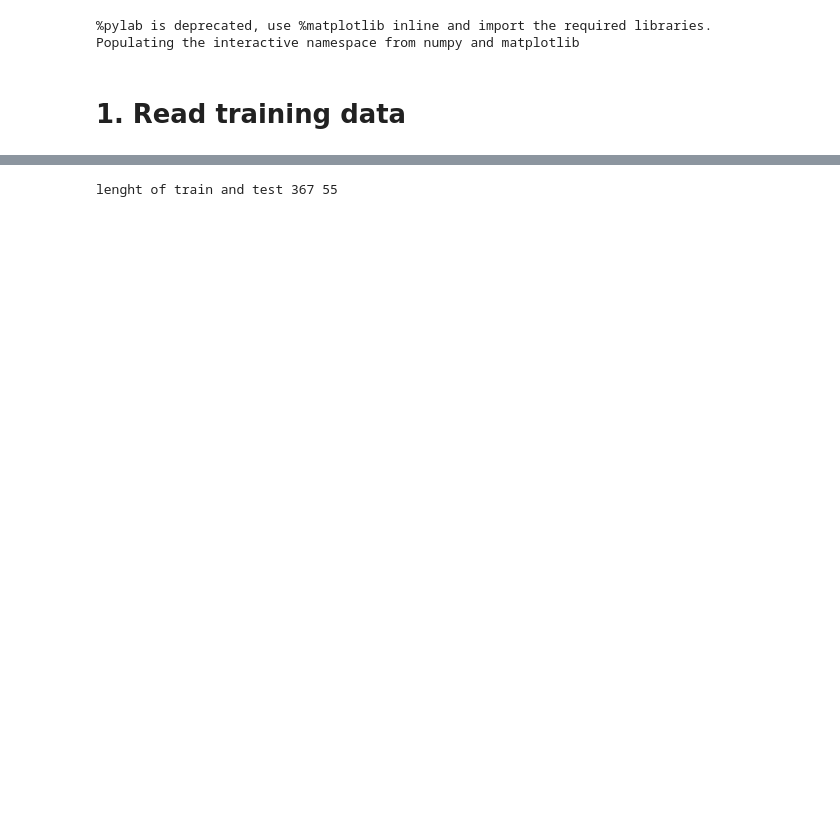
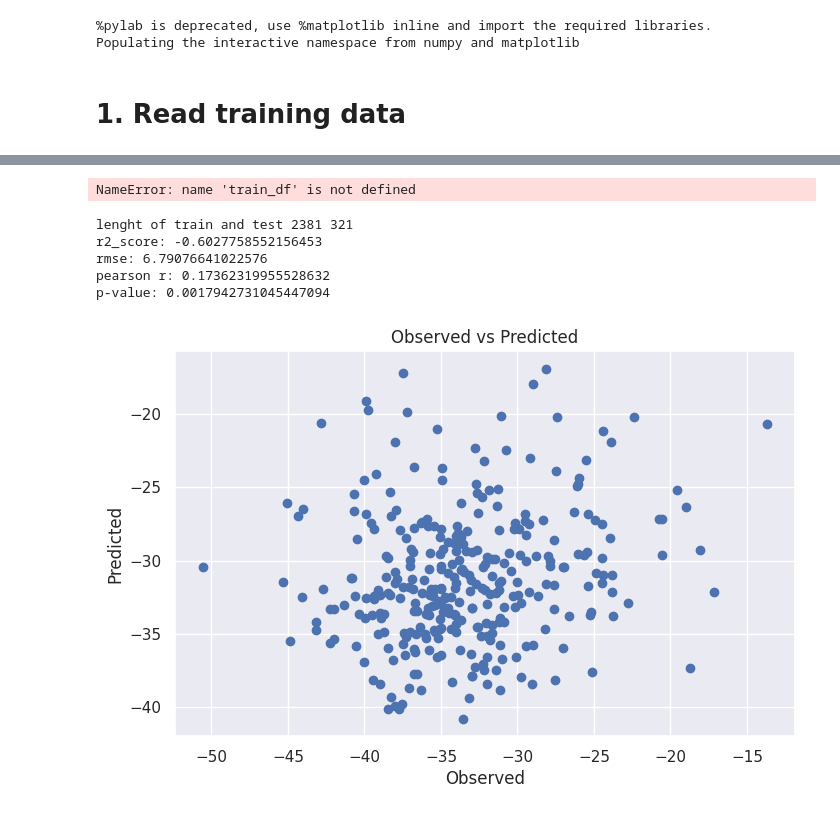
Before and after one commit to dfguerrerom/gwl-modeling, a Jupyter notebook: 3_west_sumatra_visual_interpretation.ipynb, the cells around one changed output, grey strips where cells are left out. Saved outputs shown, nothing was run; the diff lists cells and outputs as text; code cells hidden in the pictures; blank space fills up the shorter version.

```diff
--- a/3_west_sumatra_visual_interpretation.ipynb
+++ b/3_west_sumatra_visual_interpretation.ipynb
@@ -71,12 +86,58 @@ train_df = train_df.groupby('id').filter(lambda group: len(group) >= min_obs)
+# %%
+train_df['month_year'] = train_df.index.to_period('M')
+unique_months = train_df['month_year'].unique()
+
+results = []
+
+for _ in range(5):
+    # Randomly select 20% of months for testing
+    test_months = np.random.choice(unique_months, size=int(len(unique_months) * 0.2), replace=False)
+    train_df = train_df[~train_df['month_year'].isin(test_months)]
+    test_df = train_df[train_df['month_year'].isin(test_months)]
+# %% [output]
+NameError: name 'train_df' is not defined
 # %%
 # split the training_df into training and test where test is the last year
 
-train_data = train_df[train_df["date"].dt.year <= 2022]
-test_data = train_df[train_df["date"].dt.year > 2022]
+# Train by year
+# train_data = train_df[train_df["date"].dt.year.isin([2020,2021,2022])]
+# test_data = train_df[train_df["date"].dt.year.isin([2023])]
+
+# # train and test selection by month
+# train_data = train_df[train_df["date"].dt.month.isin([1,2,4,5,7,8,10,11,12])]
+# test_data = train_df[train_df["date"].dt.month.isin([3,6,9])]
 
 X_train, X_test = train_data[explain_vars], test_data[explain_vars]
 y_train, y_test = train_data["gwl_cm"], test_data["gwl_cm"]
 
 print("lenght of train and test", len(X_train), len(X_test))
+
+####################### TRAIN THE MODEL ############################
+regr = get_regressor()
+
+regr.fit(X_train, y_train)
+y_pred_test = regr.predict(X_test)
+
+r, p = pearsonr(y_test, y_pred_test)
+r2_score_val = r2_score(y_test, y_pred_test)
+rmse = np.sqrt(mean_squared_error(y_test, y_pred_test))
+
+# print all the metrics
+print(f"r2_score: {r2_score_val}")
+print(f"rmse: {rmse}")
+print(f"pearson r: {r}")
+print(f"p-value: {p}")
+
+# Plot the observed vs predicted with labels and title
+plt.scatter(y_test, y_pred_test)
+plt.xlabel("Observed")
+plt.ylabel("Predicted")
+plt.title("Observed vs Predicted")
+plt.show()
 # %% [output]
-lenght of train and test 367 55
+lenght of train and test 2381 321
+r2_score: -0.6027758552156453
+rmse: 6.79076641022576
+pearson r: 0.17362319955528632
+p-value: 0.0017942731045447094
+[figure, added]
```
Also changed, not shown: parts of 13 cells of this notebook, 3 other files.
